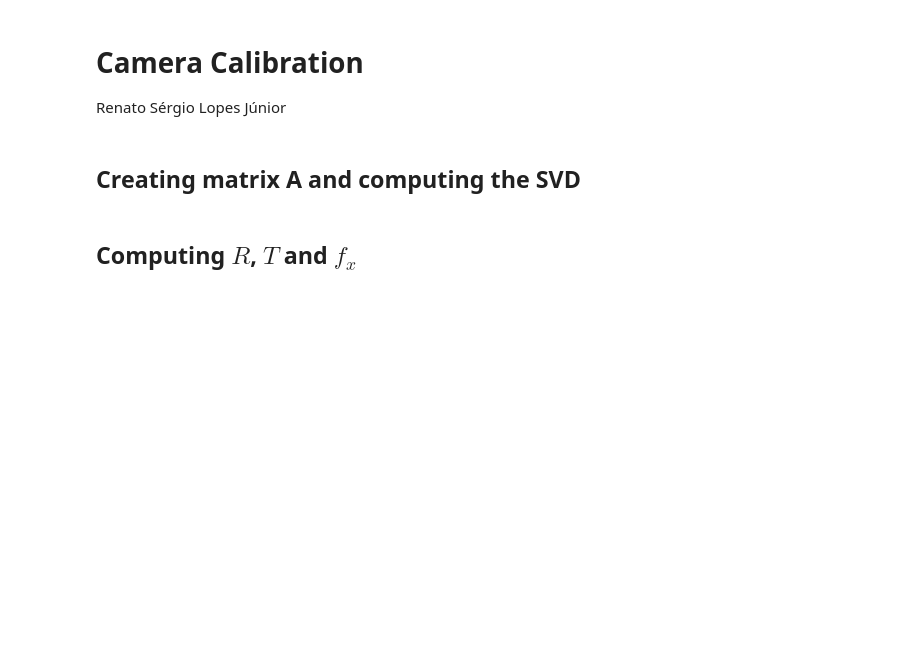
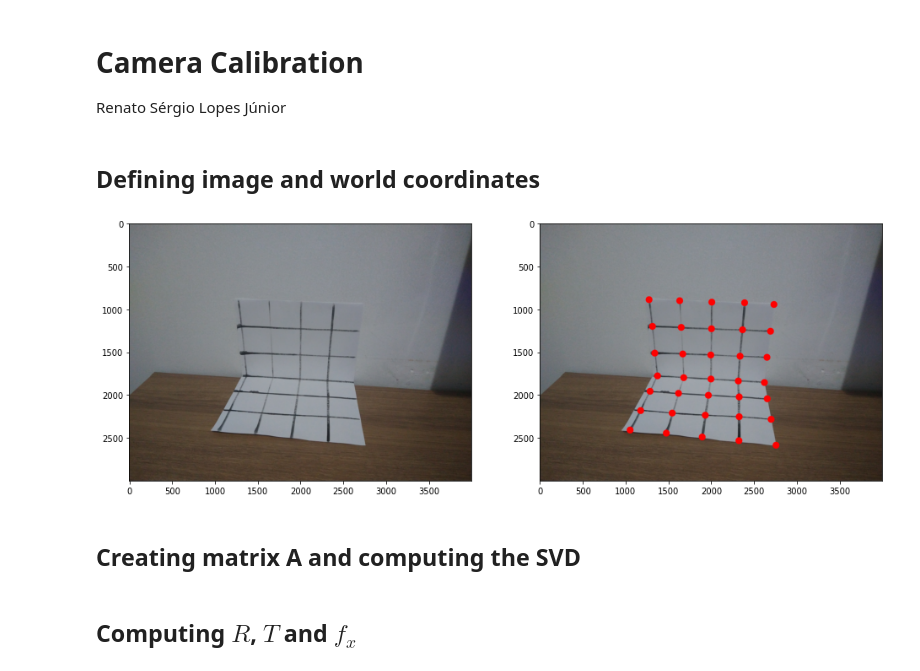
Before and after one commit to renato-lopes/CV-DCC, a Jupyter notebook: praticas/ep1/Calibration.ipynb, the cells around one changed output. Drawn from its saved outputs; the diff is of its cells as text; code cells hidden in the pictures; blank space fills up the shorter version.

```diff
--- a/praticas/ep1/Calibration.ipynb
+++ b/praticas/ep1/Calibration.ipynb
@@ -8,3 +11,24 @@ import cv2
+# %% [markdown]
+## Defining image and world coordinates
+# %%
+N = 35
+world_coords = [[0, 0, 0], [50, 0, 0], [100, 0, 0], [150, 0, 0], [200, 0, 0], [0, 0, 50], [50, 0, 50], [100, 0, 50], [150, 0, 50], [200, 0, 50], [0, 0, 100], [50, 0, 100], [100, 0, 100], [150, 0, 100], [200, 0, 100], [0, 0, 150], [50, 0, 150], [100, 0, 150], [150, 0, 150], [200, 0, 150], [0, 50, 0], [50, 50, 0], [100, 50, 0], [150, 50, 0], [200, 50, 0], [0, 100, 0], [50, 100, 0], [100, 100, 0], [150, 100, 0], [200, 100, 0], [0, 150, 0], [50, 150, 0], [100, 150, 0], [150, 150, 0], [200, 150, 0]]
+image_coords = [[1376,1776], [1682,1797], [2000, 1813], [2320, 1836], [2625, 1854], [1289, 1956], [1621, 1980], [1970, 2003], [2330, 2022], [2658, 2043], [1179, 2181], [1548, 2210], [1934, 2235], [2330, 2253], [2703, 2283], [1056, 2408], [1479, 2444], [1898, 2489], [2327, 2532], [2760, 2585], [1344, 1511], [1671, 1521], [1998, 1533], [2340, 1547], [2655, 1560], [1317, 1199], [1653, 1211], [2006, 1227], [2369, 1239], [2696, 1256], [1277, 888], [1635, 900], [2010, 917], [2393, 924], [2736, 944]]
+
+image = cv2.imread("imgs/1.jpg")
+
+image_plotted = image.copy()
+for point in image_coords:
+    image_plotted = cv2.circle(image_plotted, tuple(point), 40, (0,0,255), -1)
+
+fig = plt.figure(figsize=(16, 32))
+fig.add_subplot(1, 2, 1)
+plt.imshow(cv2.cvtColor(image, cv2.COLOR_BGR2RGB))
+fig.add_subplot(1, 2, 2)
+plt.imshow(cv2.cvtColor(image_plotted, cv2.COLOR_BGR2RGB))
+plt.show()
+# %% [output]
+[figure, added]
 # %% [markdown]
 ## Creating matrix A and computing the SVD
 # %%
```
Also changed, not shown: parts of 4 cells of this notebook, 8 other files.
